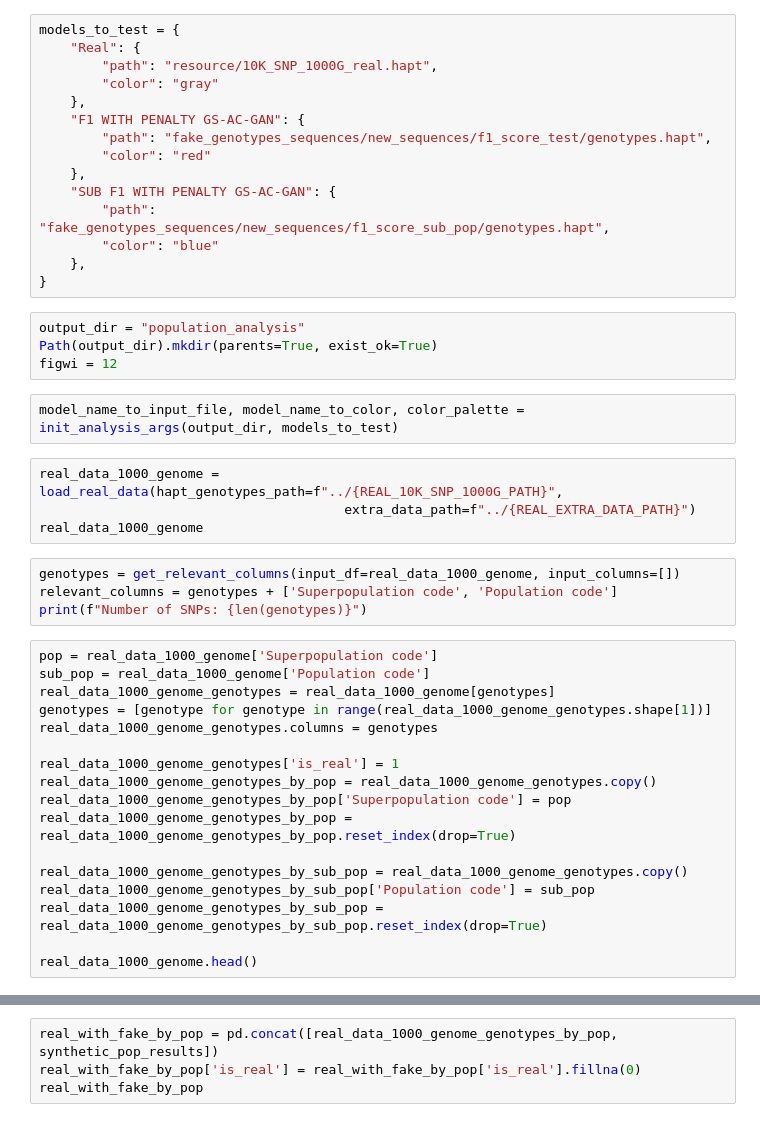
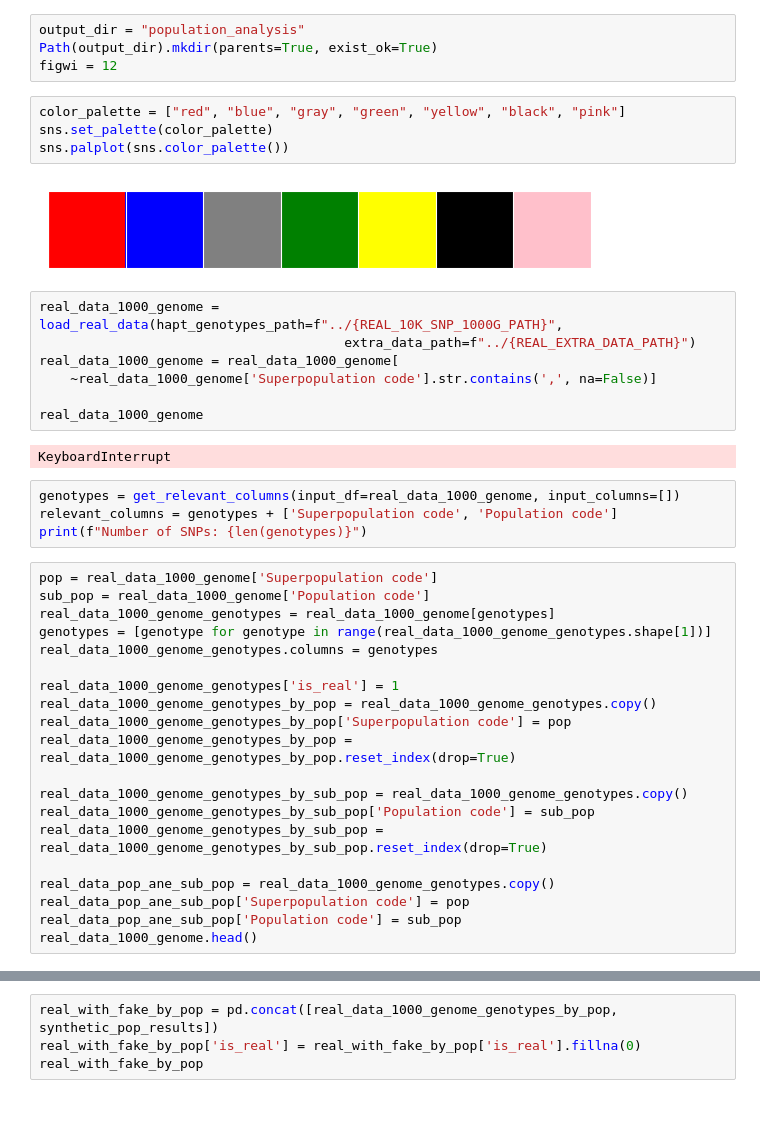
Before and after one commit to Shaked35/Genome-AC-GAN, a Jupyter notebook: analysis/population_analysis.ipynb, the cells around one changed output, grey strips where cells are left out. Drawn from its saved outputs; the diff is of its cells as text.

Commit message:
add analysis

```diff
--- a/analysis/population_analysis.ipynb
+++ b/analysis/population_analysis.ipynb
@@ -9,28 +10,22 @@ KeyboardInterrupt
-# %%
-models_to_test = {
-    "Real": {
-        "path": "resource/10K_SNP_1000G_real.hapt",
-        "color": "gray"
-    },
-    "F1 WITH PENALTY GS-AC-GAN": {
-        "path": "fake_genotypes_sequences/new_sequences/f1_score_test/genotypes.hapt",
-        "color": "red"
-    },
-    "SUB F1 WITH PENALTY GS-AC-GAN": {
-        "path": "fake_genotypes_sequences/new_sequences/f1_score_sub_pop/genotypes.hapt",
-        "color": "blue"
-    },
-}
 # %%
 output_dir = "population_analysis"
 Path(output_dir).mkdir(parents=True, exist_ok=True)
 figwi = 12
-# %%
-model_name_to_input_file, model_name_to_color, color_palette = init_analysis_args(output_dir, models_to_test)
+# %%
+color_palette = ["red", "blue", "gray", "green", "yellow", "black", "pink"]
+sns.set_palette(color_palette)
+sns.palplot(sns.color_palette())
+# %% [output]
+[figure, added]
 # %%
 real_data_1000_genome = load_real_data(hapt_genotypes_path=f"../{REAL_10K_SNP_1000G_PATH}",
                                        extra_data_path=f"../{REAL_EXTRA_DATA_PATH}")
+real_data_1000_genome = real_data_1000_genome[
+    ~real_data_1000_genome['Superpopulation code'].str.contains(',', na=False)]
+
 real_data_1000_genome
+# %% [output]
+KeyboardInterrupt
 # %%
 genotypes = get_relevant_columns(input_df=real_data_1000_genome, input_columns=[])
 relevant_columns = genotypes + ['Superpopulation code', 'Population code']
@@ -51,6 +46,9 @@ real_data_1000_genome_genotypes_by_sub_pop = real_data_1000_genome_genotypes.cop
 real_data_1000_genome_genotypes_by_sub_pop['Population code'] = sub_pop
 real_data_1000_genome_genotypes_by_sub_pop = real_data_1000_genome_genotypes_by_sub_pop.reset_index(drop=True)
 
+real_data_pop_ane_sub_pop = real_data_1000_genome_genotypes.copy()
+real_data_pop_ane_sub_pop['Superpopulation code'] = pop
+real_data_pop_ane_sub_pop['Population code'] = sub_pop
 real_data_1000_genome.head()
 # %%
 def prepare_synthetic_data(input_file_path, target_column):
```
Also changed, not shown: parts of 33 cells of this notebook, 18 other files.
